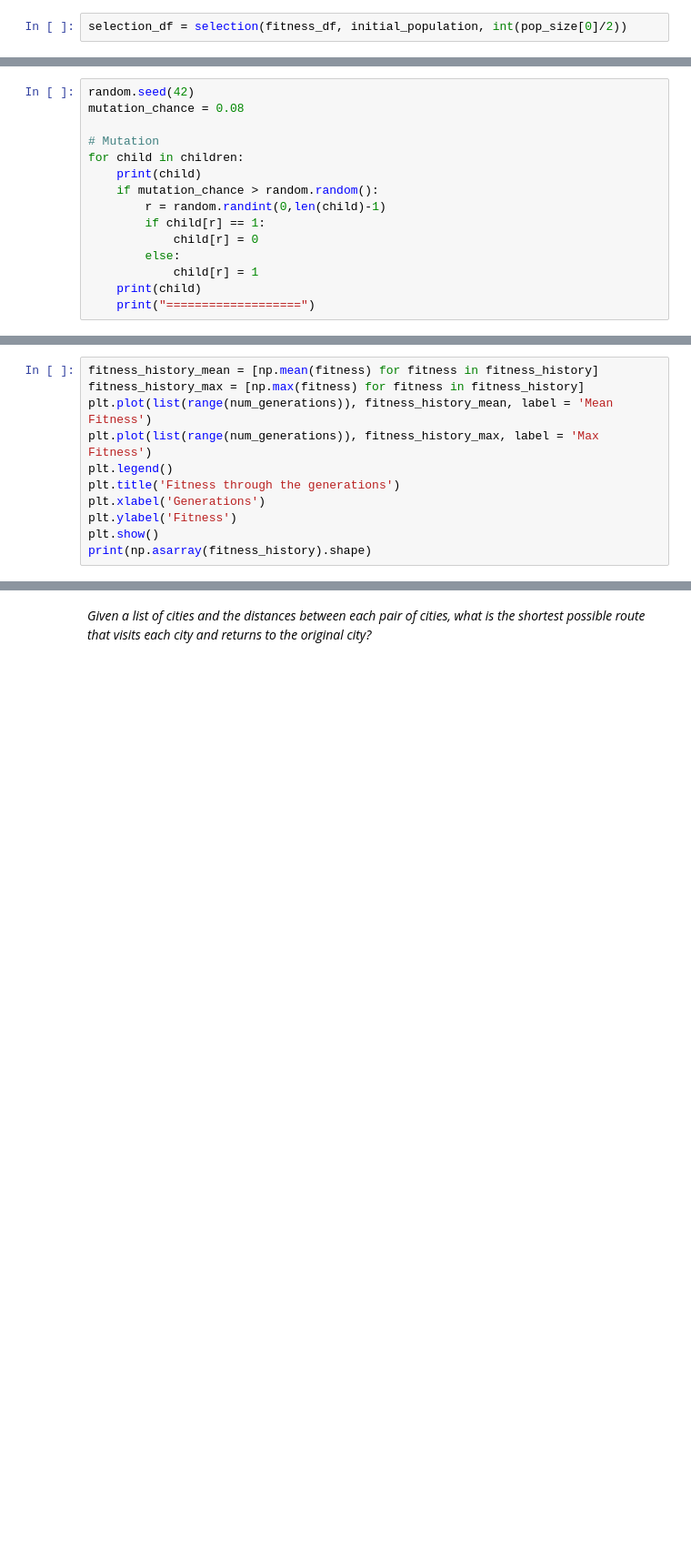
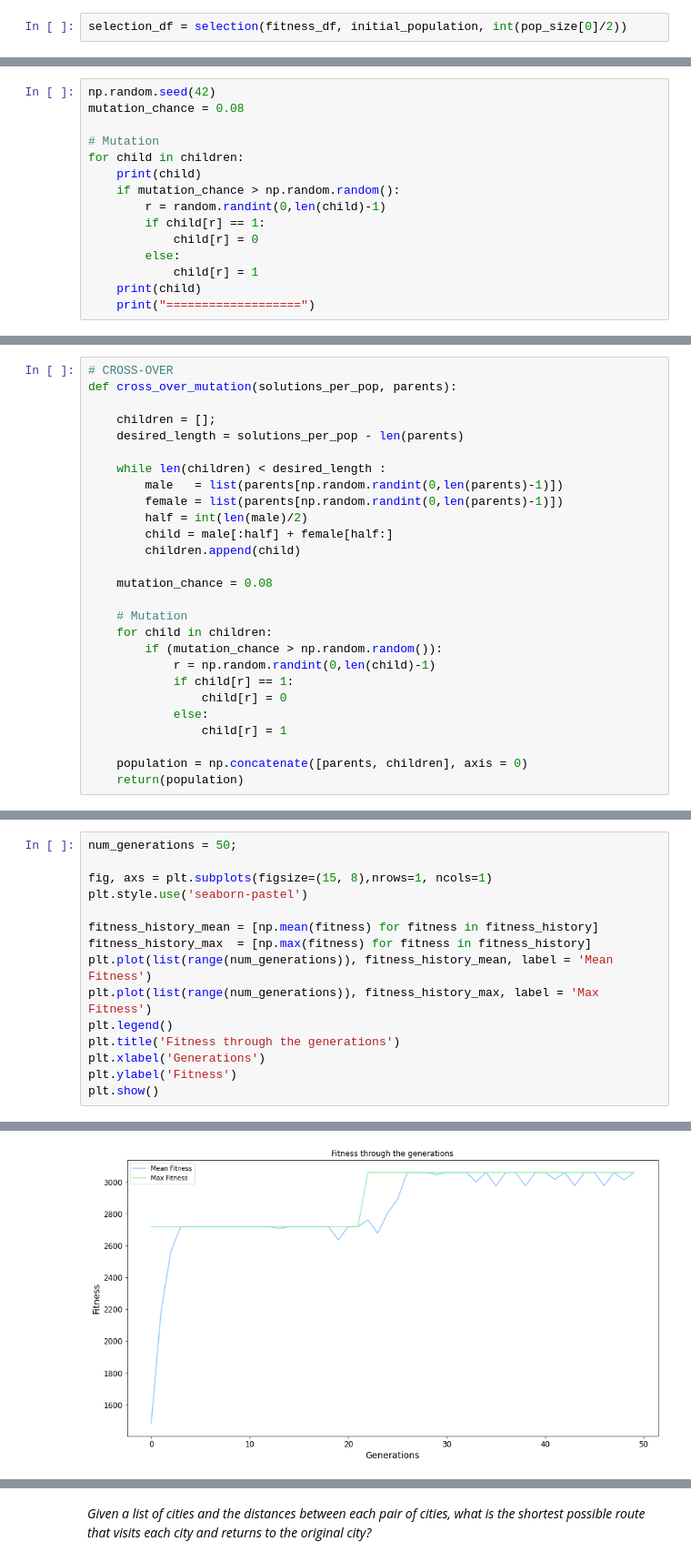
Before and after one commit to iubh/DLMDSML01, a Jupyter notebook: Q_A_Sessions/06_genetic_algorithms/Q_A_genetic_algorithms_applications.ipynb, the cells around one changed output, grey strips where cells are left out. Shown at 91% size. Drawn from its saved outputs; the diff is of its cells as text; blank space fills up the shorter version.

```diff
--- a/Q_A_Sessions/06_genetic_algorithms/Q_A_genetic_algorithms_applications.ipynb
+++ b/Q_A_Sessions/06_genetic_algorithms/Q_A_genetic_algorithms_applications.ipynb
@@ -244,11 +275,11 @@ while len(children) < desired_length :
 # %%
-random.seed(42)
+np.random.seed(42)
 mutation_chance = 0.08
 
 # Mutation
 for child in children:
     print(child)
-    if mutation_chance > random.random():
+    if mutation_chance > np.random.random():
         r = random.randint(0,len(child)-1)
         if child[r] == 1:
             child[r] = 0
@@ -274,3 +305,30 @@ for child in children:
+# %%
+# CROSS-OVER
+def cross_over_mutation(solutions_per_pop, parents):
+
+    children = [];
+    desired_length = solutions_per_pop - len(parents)
+
+    while len(children) < desired_length :
+        male   = list(parents[np.random.randint(0,len(parents)-1)])
+        female = list(parents[np.random.randint(0,len(parents)-1)])
+        half = int(len(male)/2)
+        child = male[:half] + female[half:]
+        children.append(child)
+
+    mutation_chance = 0.08
+
+    # Mutation
+    for child in children:
+        if (mutation_chance > np.random.random()):
+            r = np.random.randint(0,len(child)-1)
+            if child[r] == 1:
+                child[r] = 0
+            else:
+                child[r] = 1
+
+    population = np.concatenate([parents, children], axis = 0)
+    return(population)
 # %%
 def optimize(weight, value, population, num_generations, knapsack_threshold):
 
@@ -314,6 +369,11 @@ NameError: name 'cross_over_mutation' is not defined
 # %%
+num_generations = 50;
+
+fig, axs = plt.subplots(figsize=(15, 8),nrows=1, ncols=1)
+plt.style.use('seaborn-pastel')
+
 fitness_history_mean = [np.mean(fitness) for fitness in fitness_history]
-fitness_history_max = [np.max(fitness) for fitness in fitness_history]
+fitness_history_max  = [np.max(fitness) for fitness in fitness_history]
 plt.plot(list(range(num_generations)), fitness_history_mean, label = 'Mean Fitness')
 plt.plot(list(range(num_generations)), fitness_history_max, label = 'Max Fitness')
 plt.legend()
@@ -321,5 +381,4 @@ plt.title('Fitness through the generations')
 plt.xlabel('Generations')
 plt.ylabel('Fitness')
 plt.show()
-print(np.asarray(fitness_history).shape)
 # %% [output]
@@ -326,0 +385 @@ NameError: name 'fitness_history' is not defined
+[figure, added]
```
Also changed, not shown: parts of 52 cells of this notebook, 7 other files.
